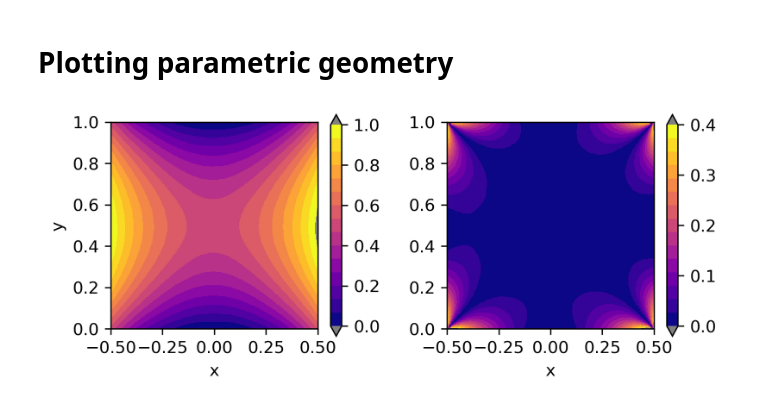
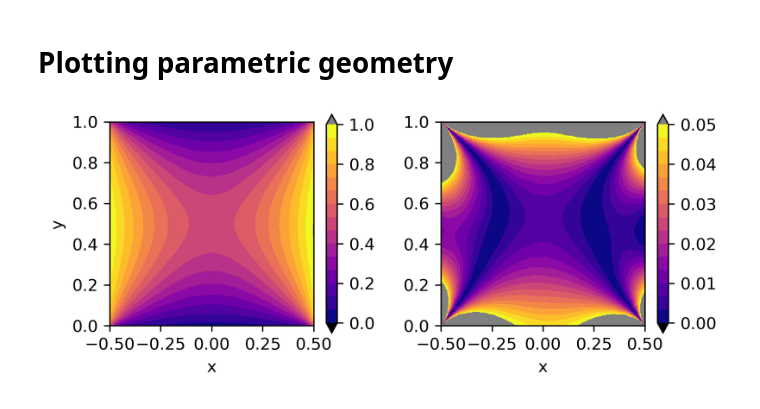
Before and after one commit to praksharma/Machine_Learning, a Jupyter notebook: Plotting functions/Discrete colormap/plotting.ipynb, the cells around one changed output. Saved outputs shown, nothing was run; the diff lists cells and outputs as text; code cells hidden in the pictures.

Commit message:
Modified discrete colorbar with different colour in upper and lower triangle.

```diff
--- a/Plotting functions/Discrete colormap/plotting.ipynb
+++ b/Plotting functions/Discrete colormap/plotting.ipynb
@@ -36,40 +36,42 @@ X, Y = np.meshgrid(x,y)
 data_difference = griddata(nodes, u_true.flatten(), (X, Y), method='linear')
 sc2 = ax[1].imshow(abs(data_difference-data_deepxde), interpolation='nearest', cmap=plt.get_cmap('plasma', 15),
                   extent=[nodes[:,0].min(), nodes[:,0].max(), nodes[:,1].min(), nodes[:,1].max()],
-                  origin='lower', aspect='equal',vmin=0, vmax=0.4)
+                  origin='lower', aspect='equal',vmin=0, vmax=0.05)
 
-
-sc1.cmap.set_under('gray')
+sc1.cmap.set_under('k')
 sc1.cmap.set_over('gray')
-sc2.cmap.set_under('gray')
+sc2.cmap.set_under('k')
 sc2.cmap.set_over('gray')
 
 #sc = ax.scatter(nodes[:,0], nodes[:,1], c = temperature,s=3, cmap=cm.jet)
 #plt.colorbar(sc)
 ax[0].set(xlabel='x', ylabel='y')
 ax[1].set(xlabel='x', ylabel='')
+
+#ax[0].set_title('(a)')#,fontsize=8)
+#ax[1].set_title('(b)')#,fontsize=8)
+
 #fig.tight_layout()
 # This one is better than tight_layout
 # adjust width and height:https://stackoverflow.com/a/6541454/14598633
 left  = 0.125  # the left side of the subplots of the figure
 right = 0.9    # the right side of the subplots of the figure
 bottom = 0.1   # the bottom of the subplots of the figure
 top = 0.9      # the top of the subplots of the figure
 wspace = 0.3   # the amount of width reserved for blank space between subplots
 hspace = 0.1   # the amount of height reserved for white space between subplots
 
 plt.subplots_adjust(left=None, bottom=None, right=None, top=None, wspace=wspace, hspace=None)
 
 #fig.colorbar(sc1, ax=ax.ravel().tolist(),shrink=0.5)
-fig.colorbar(sc1, ax=ax[0],shrink=0.5, extend='both')
+fig.colorbar(sc1, ax=ax[0],shrink=0.5,extend='both')
 fig.colorbar(sc2, ax=ax[1],shrink=0.5,extend='both')
-#fig.supxlabel('(h) Model 10',y=0.15)
-
+#fig.supxlabel('(b) Model 4',y=0.15)
 
 #fig.tight_layout()
 #ax.set_zlabel('z')
 #plt.title('Temperature distribution')
 plt.savefig('plots/solutions.jpg', dpi = 500,bbox_inches='tight',transparent=True)
 # https://stackoverflow.com/a/63076575/14598633
 # %% [output]
-[figure, old version]
+[figure, new version]
```
